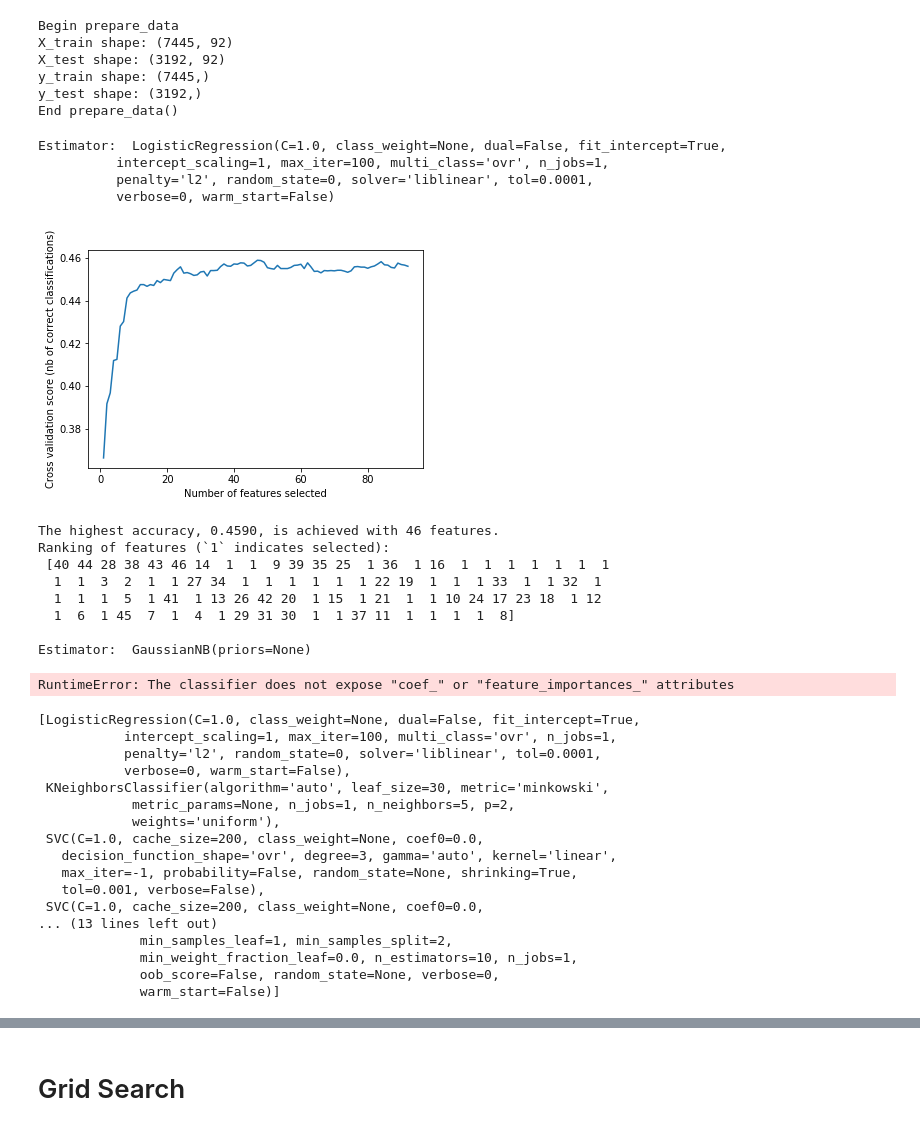
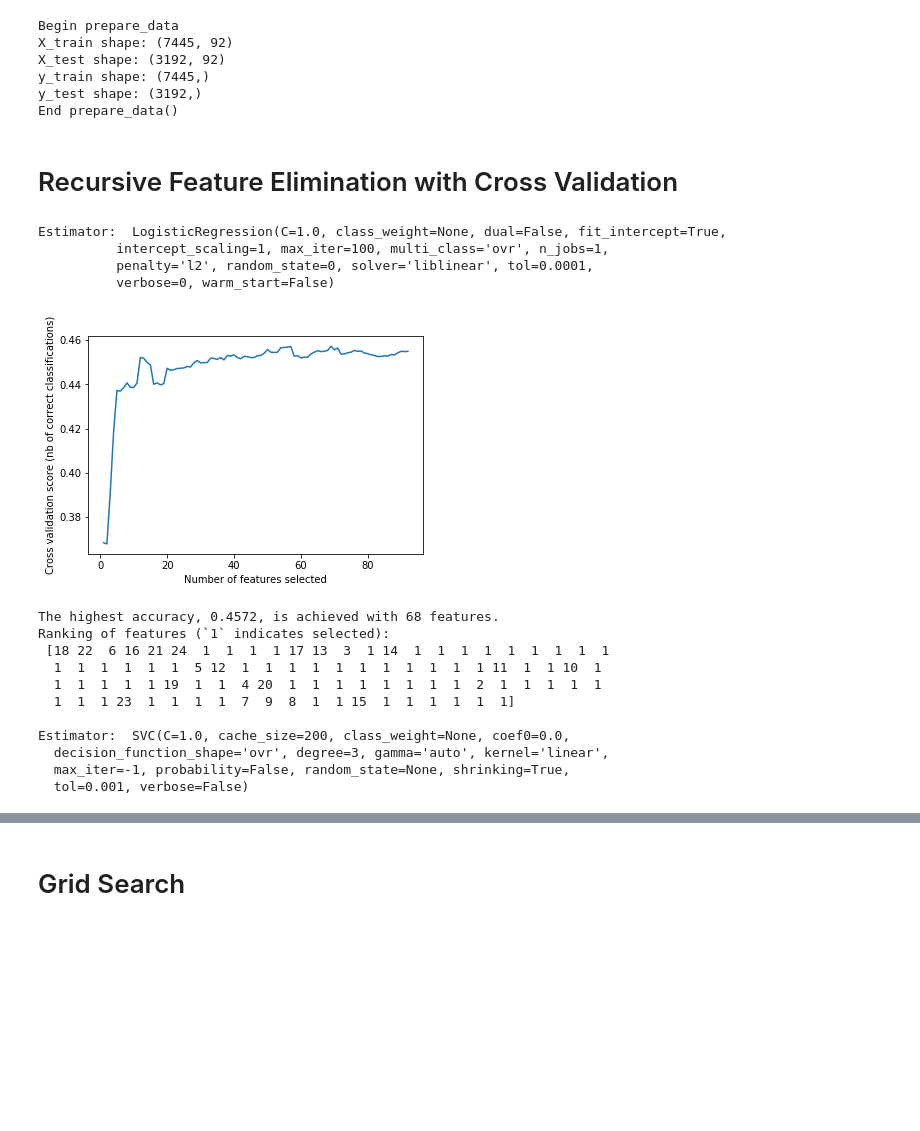
Before and after one commit to jamesdedon/763Project, a Jupyter notebook: deliverables/notebooks/bmi-classification.ipynb, the cells around one changed output, grey strips where cells are left out. Saved outputs shown, nothing was run; the diff lists cells and outputs as text; code cells hidden in the pictures; blank space fills up the shorter version.

```diff
--- a/deliverables/notebooks/bmi-classification.ipynb
+++ b/deliverables/notebooks/bmi-classification.ipynb
@@ -251,6 +251,8 @@ X_test shape: (3192, 92)
 y_train shape: (7445,)
 y_test shape: (3192,)
 End prepare_data()
+# %% [markdown]
+# Recursive Feature Elimination with Cross Validation
 # %%
 def get_optimum_features(X_train,
                          y_train,
@@ -286,87 +288,45 @@ def get_optimum_features(X_train,
 # Logistic Regression (from bmiClassify)
 from sklearn.linear_model import LogisticRegression
 logisticRegression = LogisticRegression(random_state=0)
-
-# # Decision Tree Classifier (from DTCategorical)
-# from sklearn.tree import DecisionTreeClassifier
-# decisionTree = DecisionTreeClassifier(max_depth = 5)
-
-# K Neighbors Classifier
-from sklearn.neighbors import KNeighborsClassifier
-knn = KNeighborsClassifier(n_neighbors=5, p=2, metric='minkowski')
 
 # Support Vector Machine: linear
 from sklearn.svm import SVC
 svc_linear = SVC(kernel='linear')
 
 # Support Vector Machine: rbf
 from sklearn.svm import SVC
 svc_rbf = SVC(kernel='rbf')
 
-# Gaussian Naive Bayes
-from sklearn.naive_bayes import GaussianNB
-gaussianNB = GaussianNB()
-
-# Decision Tree Classifier
-from sklearn.tree import DecisionTreeClassifier
-decisionTreeClassifier = DecisionTreeClassifier(criterion='entropy')
-
-# Random Forest Classifier
-from sklearn.ensemble import RandomForestClassifier
-randomForestClassifier = RandomForestClassifier(criterion='entropy')
-
 estimators = [logisticRegression,
-#               knn,
-#               svc_linear,
-#               svc_rbf,
-              gaussianNB,
-              decisionTreeClassifier,
-              randomForestClassifier]
+              svc_linear,
+              svc_rbf]
 outputs = {}
 from sklearn.model_selection import StratifiedKFold
-cv = StratifiedKFold(3)
+cv = StratifiedKFold(2)
 scoring = 'accuracy'
 
 for estimator in estimators:
     print('\nEstimator: ', estimator)
     output = get_optimum_features(X_train,
                                   y_train,
                                   estimator,
                                   cv,
                                   scoring)
     outputs[estimator] = output
 # %% [output]
 Estimator:  LogisticRegression(C=1.0, class_weight=None, dual=False, fit_intercept=True,
           intercept_scaling=1, max_iter=100, multi_class='ovr', n_jobs=1,
           penalty='l2', random_state=0, solver='liblinear', tol=0.0001,
           verbose=0, warm_start=False)
-[figure, old version]
+[figure, new version]
-The highest accuracy, 0.4590, is achieved with 46 features.
+The highest accuracy, 0.4572, is achieved with 68 features.
 Ranking of features (`1` indicates selected):
- [40 44 28 38 43 46 14  1  1  9 39 35 25  1 36  1 16  1  1  1  1  1  1  1
-  1  1  3  2  1  1 27 34  1  1  1  1  1  1 22 19  1  1  1 33  1  1 32  1
-  1  1  1  5  1 41  1 13 26 42 20  1 15  1 21  1  1 10 24 17 23 18  1 12
-  1  6  1 45  7  1  4  1 29 31 30  1  1 37 11  1  1  1  1  8]
+ [18 22  6 16 21 24  1  1  1  1 17 13  3  1 14  1  1  1  1  1  1  1  1  1
+  1  1  1  1  1  1  5 12  1  1  1  1  1  1  1  1  1  1  1 11  1  1 10  1
+  1  1  1  1  1 19  1  1  4 20  1  1  1  1  1  1  1  1  2  1  1  1  1  1
+  1  1  1 23  1  1  1  1  7  9  8  1  1 15  1  1  1  1  1  1]
 
-Estimator:  GaussianNB(priors=None)
+Estimator:  SVC(C=1.0, cache_size=200, class_weight=None, coef0=0.0,
+  decision_function_shape='ovr', degree=3, gamma='auto', kernel='linear',
+  max_iter=-1, probability=False, random_state=None, shrinking=True,
+  tol=0.001, verbose=False)
-RuntimeError: The classifier does not expose "coef_" or "feature_importances_" attributes
-# %%
-estimators
-# %% [output]
-[LogisticRegression(C=1.0, class_weight=None, dual=False, fit_intercept=True,
-           intercept_scaling=1, max_iter=100, multi_class='ovr', n_jobs=1,
-           penalty='l2', random_state=0, solver='liblinear', tol=0.0001,
-           verbose=0, warm_start=False),
- KNeighborsClassifier(algorithm='auto', leaf_size=30, metric='minkowski',
-            metric_params=None, n_jobs=1, n_neighbors=5, p=2,
-            weights='uniform'),
- SVC(C=1.0, cache_size=200, class_weight=None, coef0=0.0,
-   decision_function_shape='ovr', degree=3, gamma='auto', kernel='linear',
-   max_iter=-1, probability=False, random_state=None, shrinking=True,
-   tol=0.001, verbose=False),
- SVC(C=1.0, cache_size=200, class_weight=None, coef0=0.0,
-... (13 lines left out)
-             min_samples_leaf=1, min_samples_split=2,
-             min_weight_fraction_leaf=0.0, n_estimators=10, n_jobs=1,
-             oob_score=False, random_state=None, verbose=0,
-             warm_start=False)]
```
Also changed, not shown: parts of 6 cells of this notebook.
